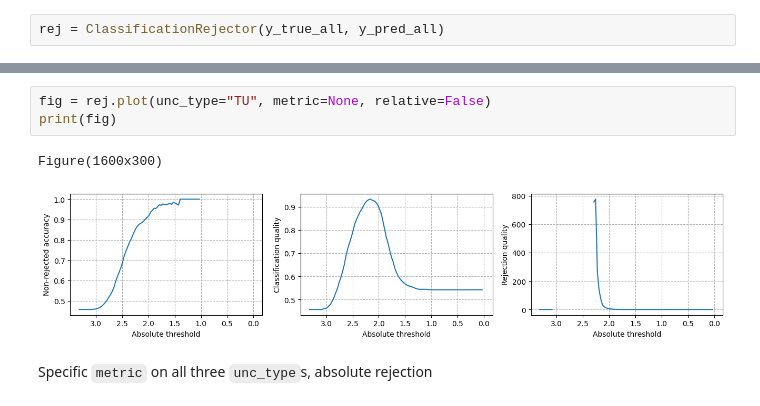
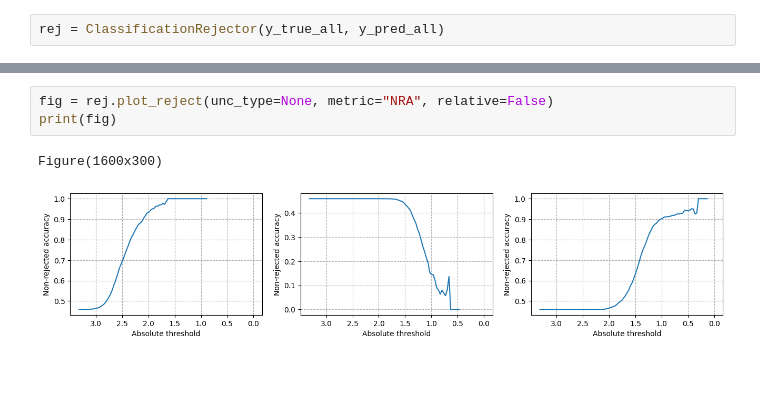
Before and after one commit to arthur-thuy/reject, a Jupyter notebook: docs/example.ipynb, the cells around one changed output, grey strips where cells are left out. Drawn from its saved outputs; the diff is of its cells as text; blank space fills up the shorter version.

```diff
--- a/docs/example.ipynb
+++ b/docs/example.ipynb
@@ -62,8 +119,6 @@ Specific `unc_type` for all three `metric`s, absolute rejection
 # %%
-fig = rej.plot(unc_type="TU", metric=None, relative=False)
+fig = rej.plot_reject(unc_type=None, metric="NRA", relative=False)
 print(fig)
 # %% [output]
 Figure(1600x300)
-[figure, old version]
+[figure, new version]
-# %% [markdown]
-Specific `metric` on all three `unc_type`s, absolute rejection
```
Also changed, not shown: parts of 22 cells of this notebook.
